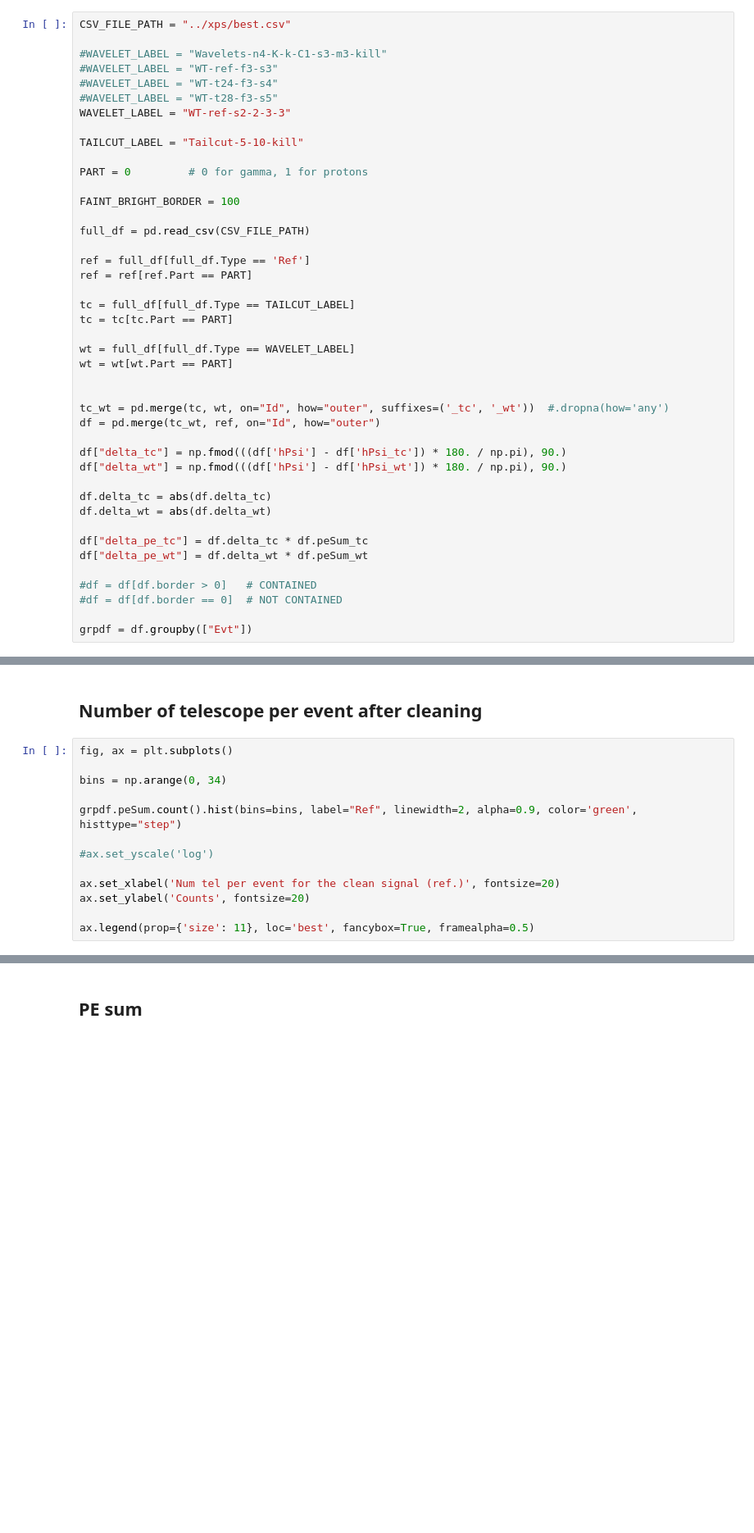
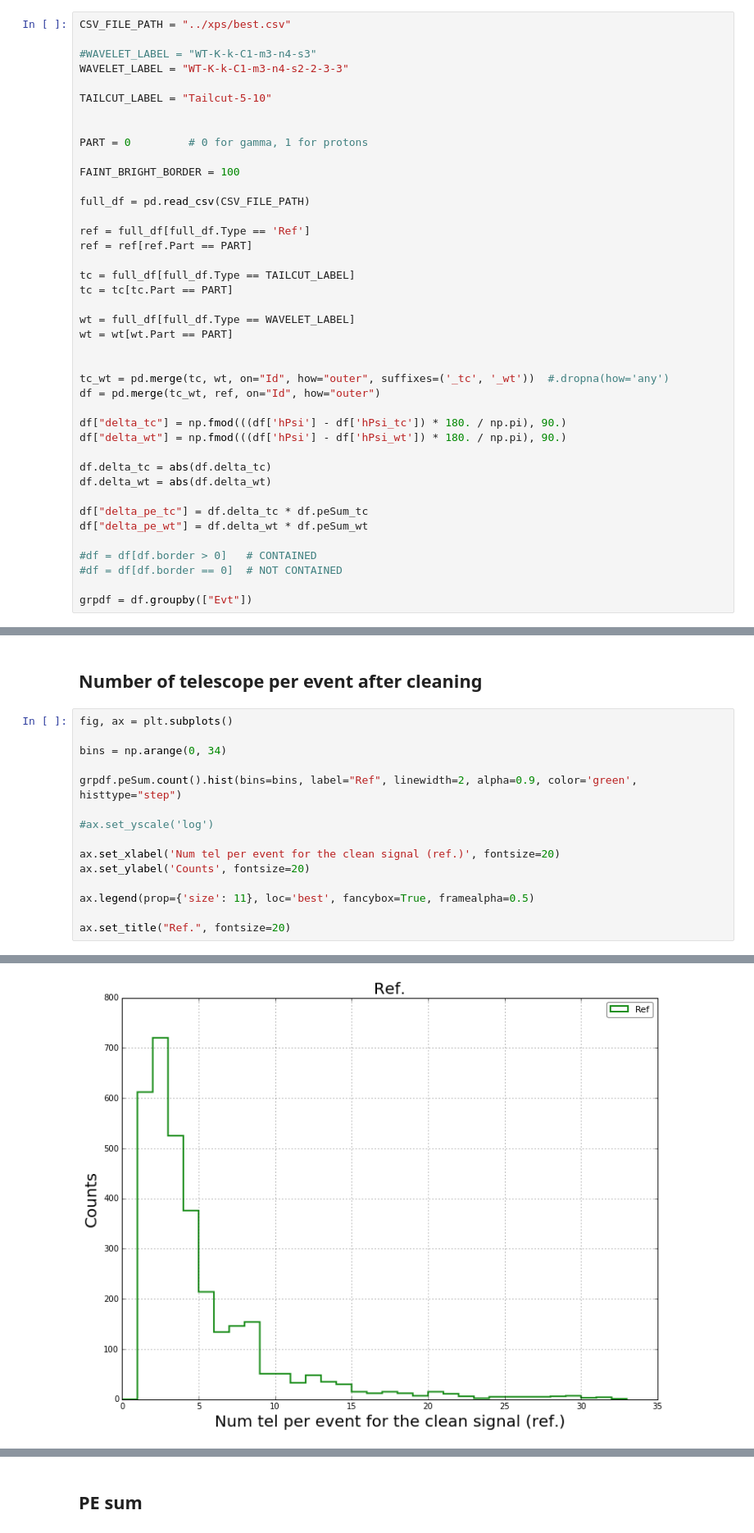
Before and after one commit to jdhp-sap/pywi-cta-legacy, a Jupyter notebook: notebooks/delta_psi_analysis_with_multiplicity.ipynb, the cells around one changed output, grey strips where cells are left out. Shown: that part at 82% size. Saved outputs shown, nothing was run; the diff lists cells and outputs as text; blank space fills up the shorter version.

```diff
--- a/notebooks/delta_psi_analysis_with_multiplicity.ipynb
+++ b/notebooks/delta_psi_analysis_with_multiplicity.ipynb
@@ -27,13 +27,11 @@ import pandas as pd
 # %%
 CSV_FILE_PATH = "../xps/best.csv"
 
-#WAVELET_LABEL = "Wavelets-n4-K-k-C1-s3-m3-kill"
-#WAVELET_LABEL = "WT-ref-f3-s3"
-#WAVELET_LABEL = "WT-t24-f3-s4"
-#WAVELET_LABEL = "WT-t28-f3-s5"
-WAVELET_LABEL = "WT-ref-s2-2-3-3"
+#WAVELET_LABEL = "WT-K-k-C1-m3-n4-s3"
+WAVELET_LABEL = "WT-K-k-C1-m3-n4-s2-2-3-3"
 
-TAILCUT_LABEL = "Tailcut-5-10-kill"
+TAILCUT_LABEL = "Tailcut-5-10"
+
 
 PART = 0         # 0 for gamma, 1 for protons
 
@@ -97,3 +110,6 @@ ax.set_xlabel('Num tel per event for the clean signal (ref.)', fontsize=20)
 ax.set_ylabel('Counts', fontsize=20)
 
 ax.legend(prop={'size': 11}, loc='best', fancybox=True, framealpha=0.5)
+
+ax.set_title("Ref.", fontsize=20)
+# %% [output]
@@ -100,3 +117,4 @@ ax.legend(prop={'size': 11}, loc='best', fancybox=True, framealpha=0.5)
+[figure, added]
 # %%
 fig, ax = plt.subplots()
 
```
Also changed, not shown: parts of 22 cells of this notebook.
